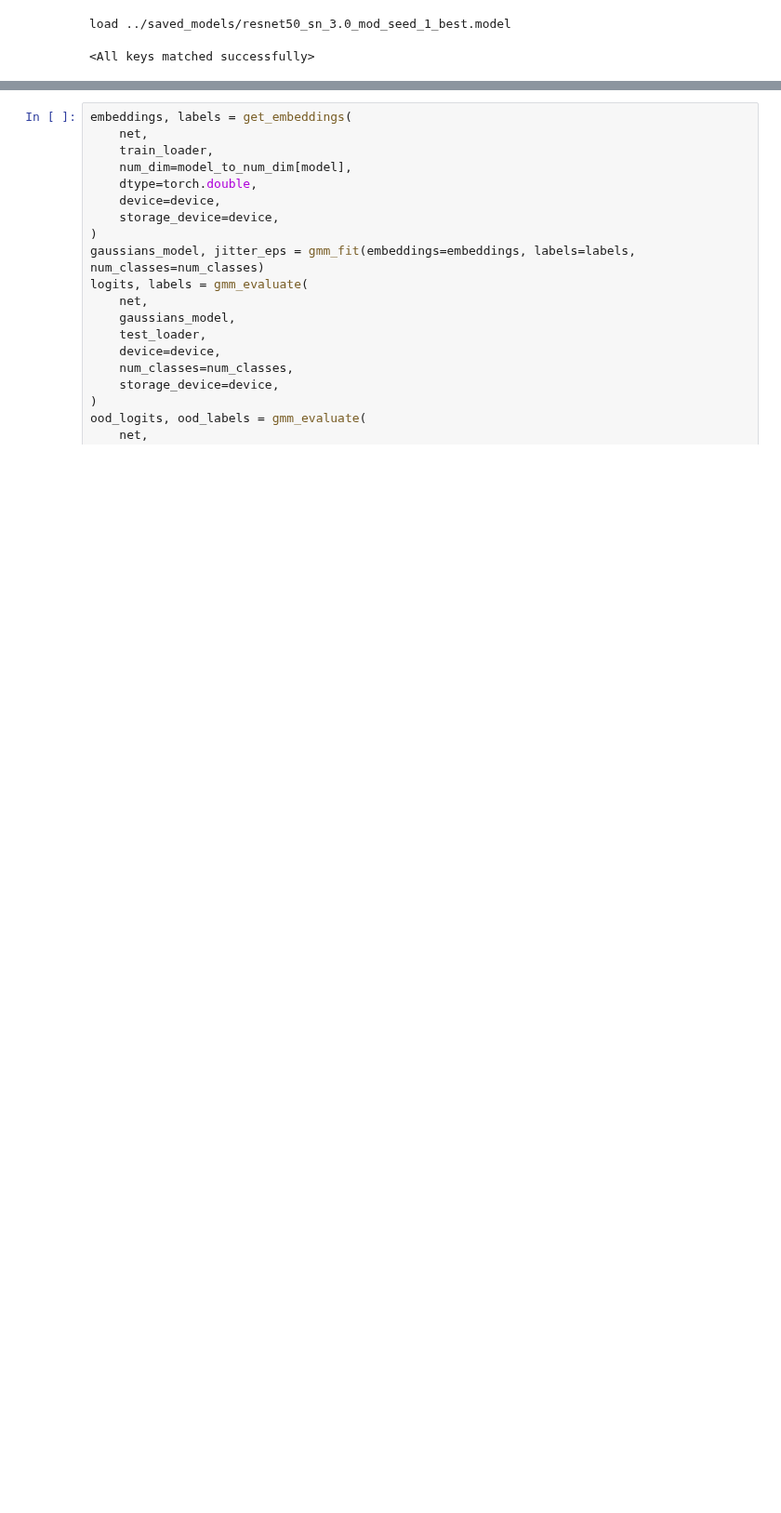
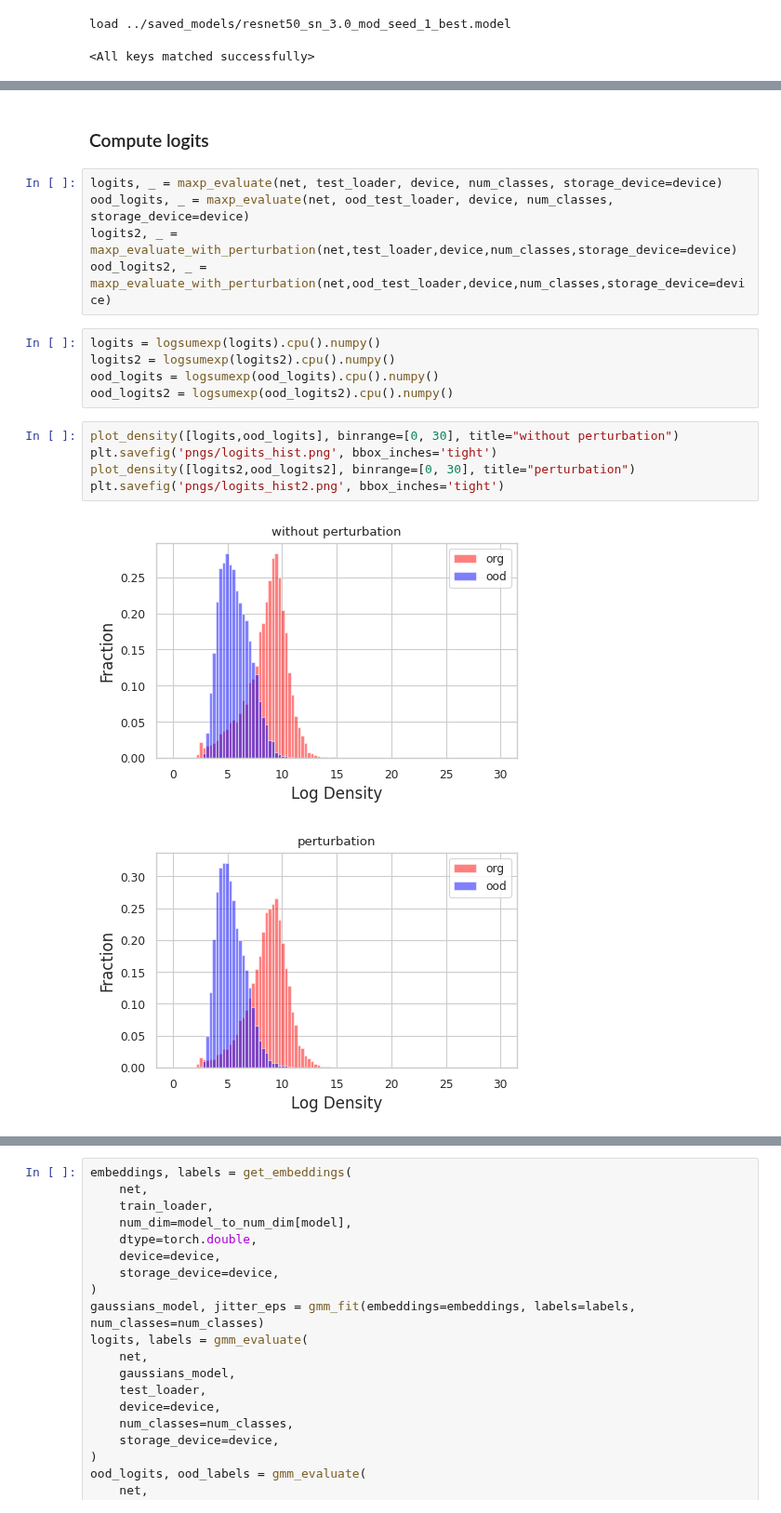
Before and after one commit to buyizhiyou/YYM, a Jupyter notebook: DDU/notebooks/statistics_analyse.ipynb, the cells around one changed output, grey strips where cells are left out. Shown at 93% size. Drawn from its saved outputs; the diff is of its cells as text; blank space fills up the shorter version.

```diff
--- a/DDU/notebooks/statistics_analyse.ipynb
+++ b/DDU/notebooks/statistics_analyse.ipynb
@@ -83 +106,21 @@ load ../saved_models/resnet50_sn_3.0_mod_seed_1_best.model
+# %% [markdown]
+### Compute logits
+# %%
+logits, _ = maxp_evaluate(net, test_loader, device, num_classes, storage_device=device)
+ood_logits, _ = maxp_evaluate(net, ood_test_loader, device, num_classes, storage_device=device)
+logits2, _ =  maxp_evaluate_with_perturbation(net,test_loader,device,num_classes,storage_device=device)
+ood_logits2, _ =  maxp_evaluate_with_perturbation(net,ood_test_loader,device,num_classes,storage_device=device)
+# %%
+logits = logsumexp(logits).cpu().numpy()
+logits2 = logsumexp(logits2).cpu().numpy()
+ood_logits = logsumexp(ood_logits).cpu().numpy()
+ood_logits2 = logsumexp(ood_logits2).cpu().numpy()
+# %%
+plot_density([logits,ood_logits], binrange=[0, 30], title="without perturbation")
+plt.savefig('pngs/logits_hist.png', bbox_inches='tight')
+plot_density([logits2,ood_logits2], binrange=[0, 30], title="perturbation")
+plt.savefig('pngs/logits_hist2.png', bbox_inches='tight')
+# %% [output]
+[figure, added]
+[figure, added]
 # %% [markdown]
```
Also changed, not shown: parts of 7 cells of this notebook, 13 other files.
